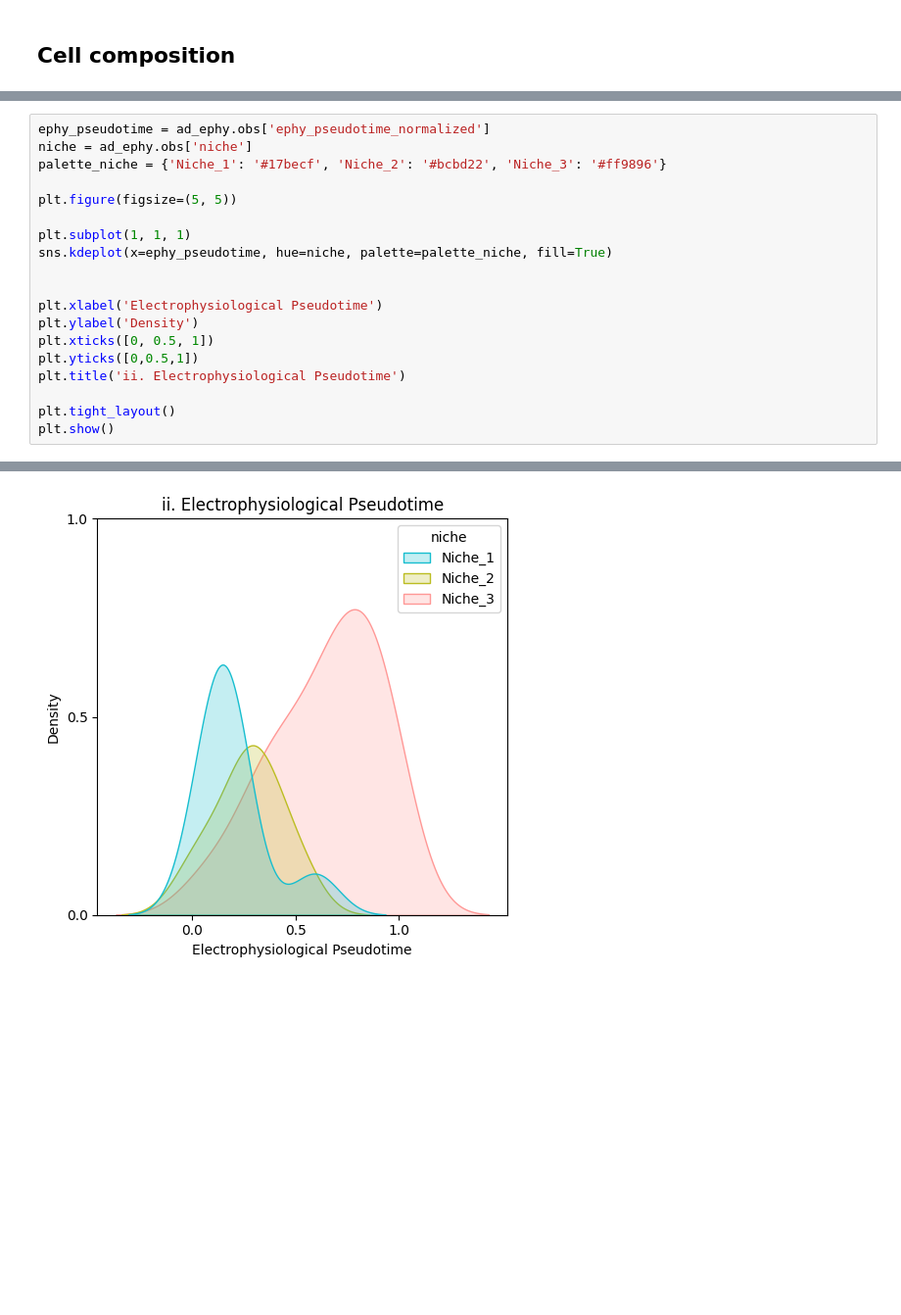
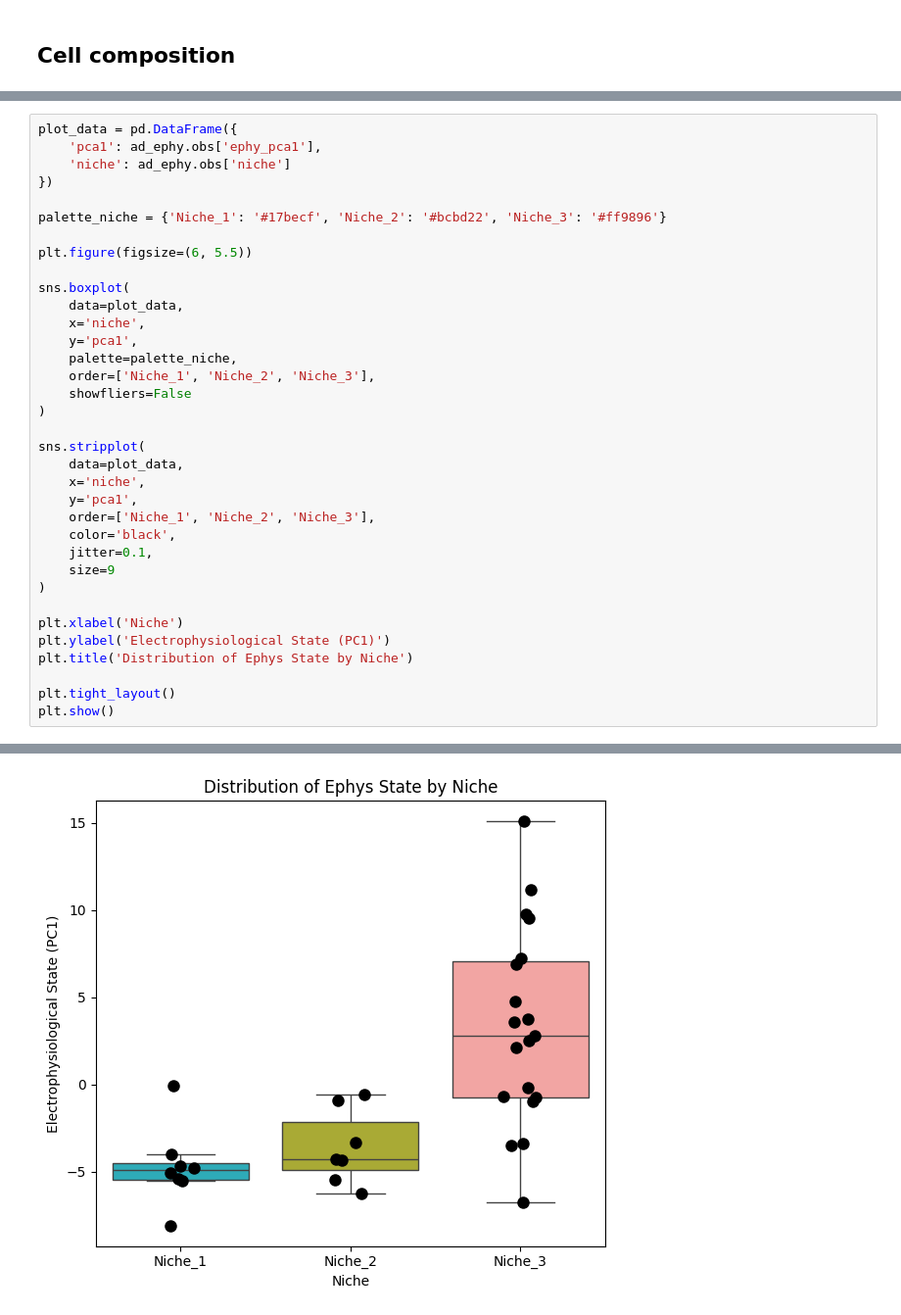
Before and after one commit to LiuLab-Bioelectronics-Harvard/Graphene_seq, a Jupyter notebook: notebooks/Figure4.ipynb, the cells around one changed output, grey strips where cells are left out. Shown at 98% size. Saved outputs shown, nothing was run; the diff lists cells and outputs as text; blank space fills up the shorter version.

```diff
--- a/notebooks/Figure4.ipynb
+++ b/notebooks/Figure4.ipynb
@@ -258,19 +201,35 @@ plt.show()
 # %%
-ephy_pseudotime = ad_ephy.obs['ephy_pseudotime_normalized']
-niche = ad_ephy.obs['niche']
+plot_data = pd.DataFrame({
+    'pca1': ad_ephy.obs['ephy_pca1'],
+    'niche': ad_ephy.obs['niche']
+})
+
 palette_niche = {'Niche_1': '#17becf', 'Niche_2': '#bcbd22', 'Niche_3': '#ff9896'}
 
-plt.figure(figsize=(5, 5))
+plt.figure(figsize=(6, 5.5))
 
-plt.subplot(1, 1, 1)
-sns.kdeplot(x=ephy_pseudotime, hue=niche, palette=palette_niche, fill=True)
+sns.boxplot(
+    data=plot_data,
+    x='niche',
+    y='pca1',
+    palette=palette_niche,
+    order=['Niche_1', 'Niche_2', 'Niche_3'],
+    showfliers=False
+)
 
+sns.stripplot(
+    data=plot_data,
+    x='niche',
+    y='pca1',
+    order=['Niche_1', 'Niche_2', 'Niche_3'],
+    color='black',
+    jitter=0.1,
+    size=9
+)
 
-plt.xlabel('Electrophysiological Pseudotime')
-plt.ylabel('Density')
-plt.xticks([0, 0.5, 1])
-plt.yticks([0,0.5,1])
-plt.title('ii. Electrophysiological Pseudotime')
+plt.xlabel('Niche')
+plt.ylabel('Electrophysiological State (PC1)')
+plt.title('Distribution of Ephys State by Niche')
 
 plt.tight_layout()
 plt.show()
@@ -278 +240 @@ plt.show()
-[figure, old version]
+[figure, new version]
```
Also changed, not shown: parts of 14 cells of this notebook, 20 other files.
